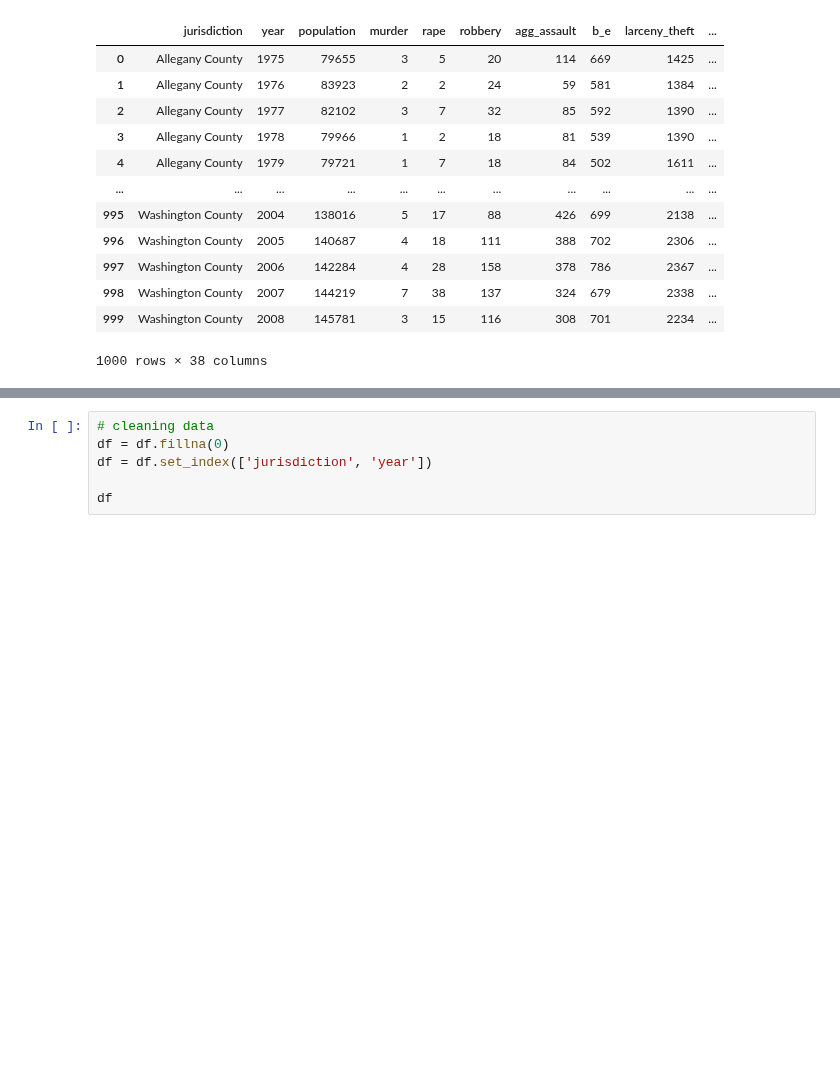
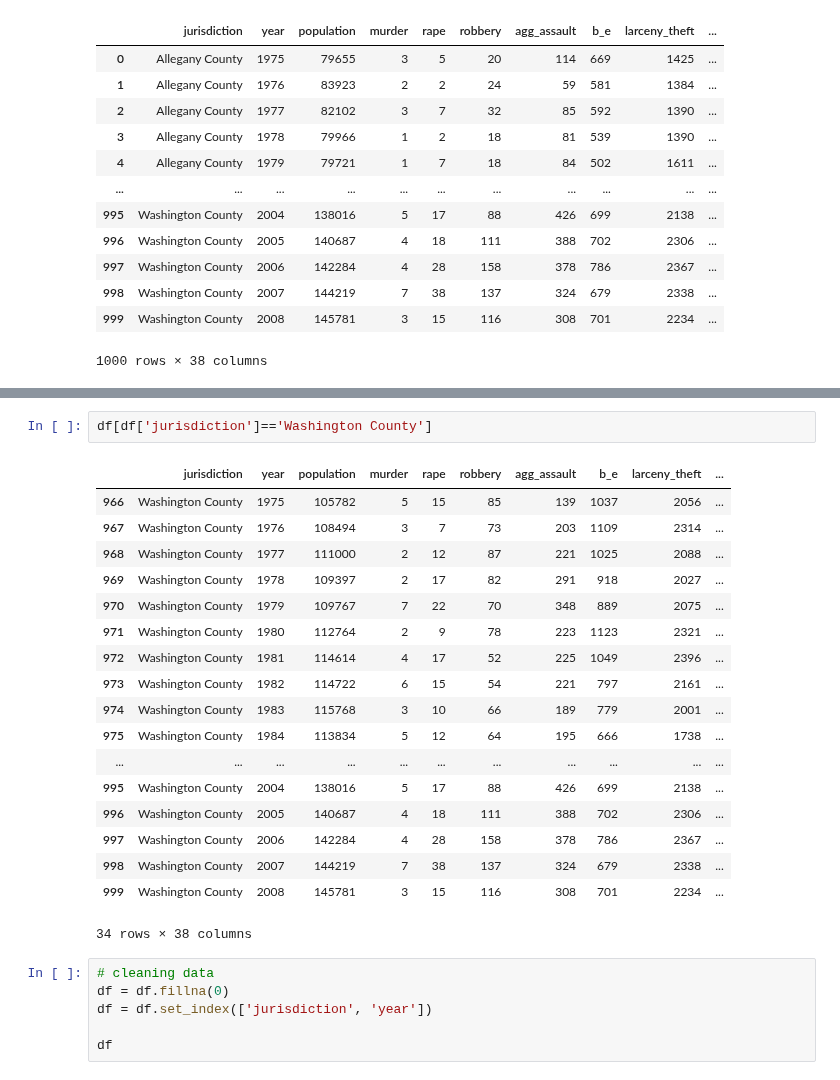
Before and after one commit to kimesco/maryland-crime-project, a Jupyter notebook: exploration.ipynb, the cells around one changed output, grey strips where cells are left out. Drawn from its saved outputs; the diff is of its cells as text; blank space fills up the shorter version.

```diff
--- a/exploration.ipynb
+++ b/exploration.ipynb
@@ -28,3 +54,24 @@ df
+# %%
+df[df['jurisdiction']=='Washington County']
+# %% [output]
+|  | jurisdiction | year | population | murder | rape | robbery | agg_assault | b_e | larceny_theft | ... |
+| 966 | Washington County | 1975 | 105782 | 5 | 15 | 85 | 139 | 1037 | 2056 | ... |
+| 967 | Washington County | 1976 | 108494 | 3 | 7 | 73 | 203 | 1109 | 2314 | ... |
+| 968 | Washington County | 1977 | 111000 | 2 | 12 | 87 | 221 | 1025 | 2088 | ... |
+| 969 | Washington County | 1978 | 109397 | 2 | 17 | 82 | 291 | 918 | 2027 | ... |
+| 970 | Washington County | 1979 | 109767 | 7 | 22 | 70 | 348 | 889 | 2075 | ... |
+| 971 | Washington County | 1980 | 112764 | 2 | 9 | 78 | 223 | 1123 | 2321 | ... |
+| 972 | Washington County | 1981 | 114614 | 4 | 17 | 52 | 225 | 1049 | 2396 | ... |
+| 973 | Washington County | 1982 | 114722 | 6 | 15 | 54 | 221 | 797 | 2161 | ... |
+| 974 | Washington County | 1983 | 115768 | 3 | 10 | 66 | 189 | 779 | 2001 | ... |
+| 975 | Washington County | 1984 | 113834 | 5 | 12 | 64 | 195 | 666 | 1738 | ... |
+| ... | ... | ... | ... | ... | ... | ... | ... | ... | ... | ... |
+| 995 | Washington County | 2004 | 138016 | 5 | 17 | 88 | 426 | 699 | 2138 | ... |
+| 996 | Washington County | 2005 | 140687 | 4 | 18 | 111 | 388 | 702 | 2306 | ... |
+| 997 | Washington County | 2006 | 142284 | 4 | 28 | 158 | 378 | 786 | 2367 | ... |
+| 998 | Washington County | 2007 | 144219 | 7 | 38 | 137 | 324 | 679 | 2338 | ... |
+| 999 | Washington County | 2008 | 145781 | 3 | 15 | 116 | 308 | 701 | 2234 | ... |
+34 rows × 38 columns
 # %%
 # cleaning data
 df = df.fillna(0)
```
Also changed, not shown: parts of 16 cells of this notebook.
